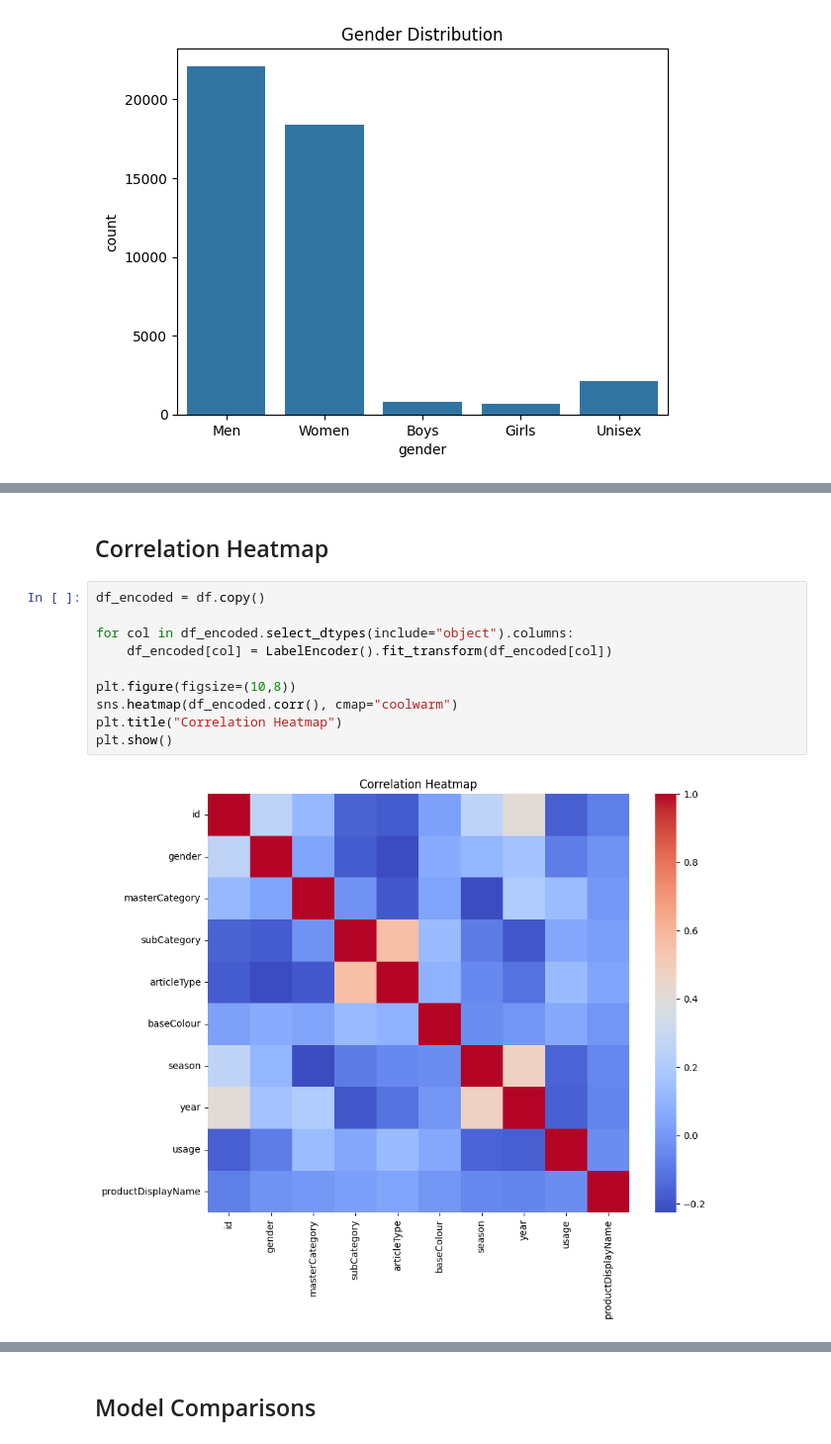
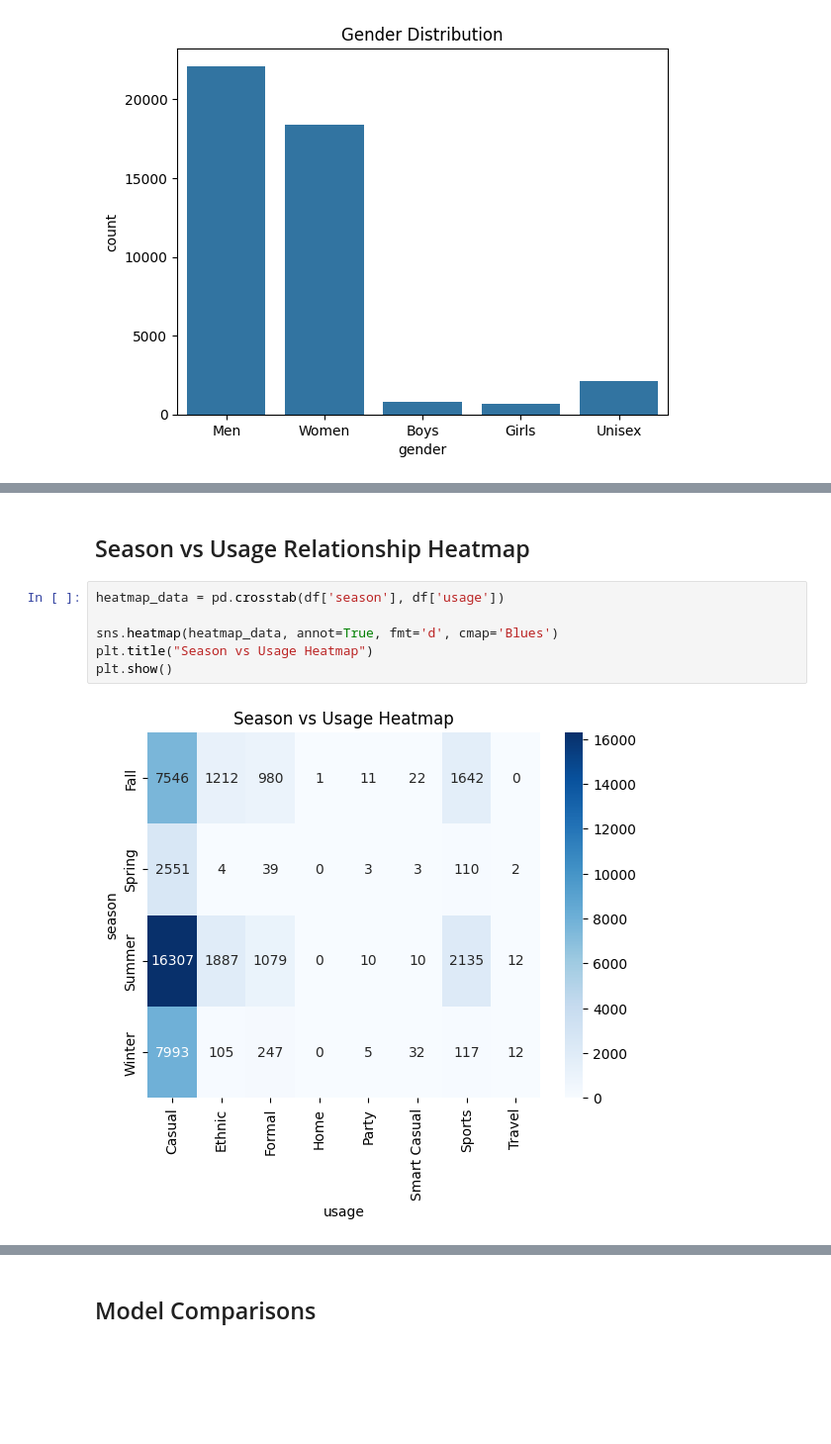
Before and after one commit to Sandeep942005/Fashion_recommender, a Jupyter notebook: Fashion_Recommendation.ipynb, the cells around one changed output, grey strips where cells are left out. Shown at 99% size. Drawn from its saved outputs; the diff is of its cells as text; blank space fills up the shorter version.

```diff
--- a/Fashion_Recommendation.ipynb
+++ b/Fashion_Recommendation.ipynb
@@ -99,14 +149,10 @@ plt.show()
 # %% [markdown]
-## Correlation Heatmap
+## Season vs Usage Relationship Heatmap
 # %%
-df_encoded = df.copy()
+heatmap_data = pd.crosstab(df['season'], df['usage'])
 
-for col in df_encoded.select_dtypes(include="object").columns:
-    df_encoded[col] = LabelEncoder().fit_transform(df_encoded[col])
-
-plt.figure(figsize=(10,8))
-sns.heatmap(df_encoded.corr(), cmap="coolwarm")
-plt.title("Correlation Heatmap")
+sns.heatmap(heatmap_data, annot=True, fmt='d', cmap='Blues')
+plt.title("Season vs Usage Heatmap")
 plt.show()
 # %% [output]
-[figure, old version]
+[figure, new version]
```
Also changed, not shown: parts of 26 cells of this notebook, 3 other files.
